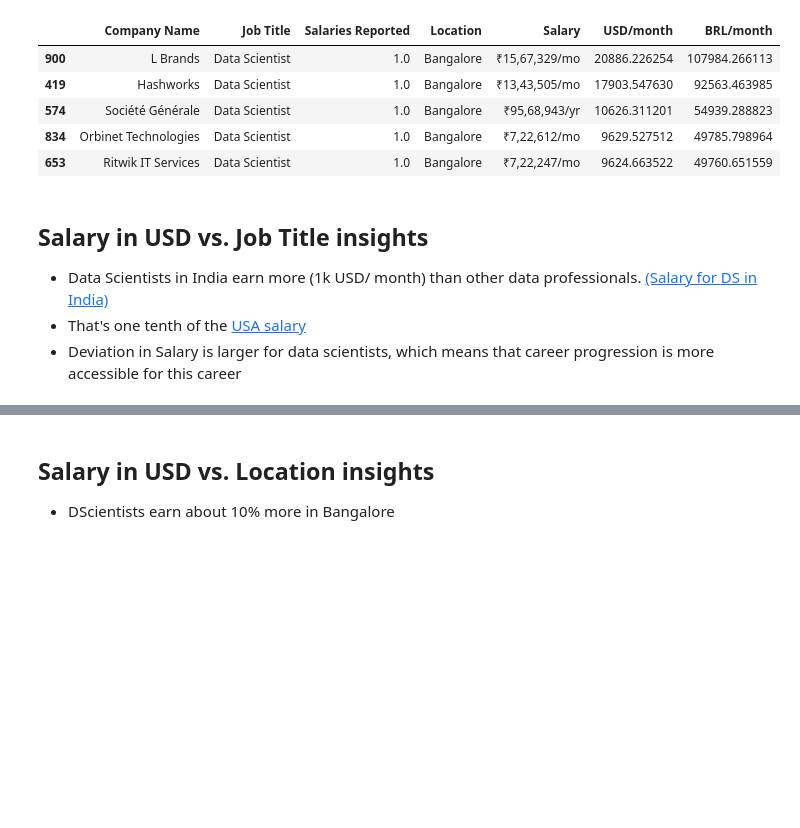
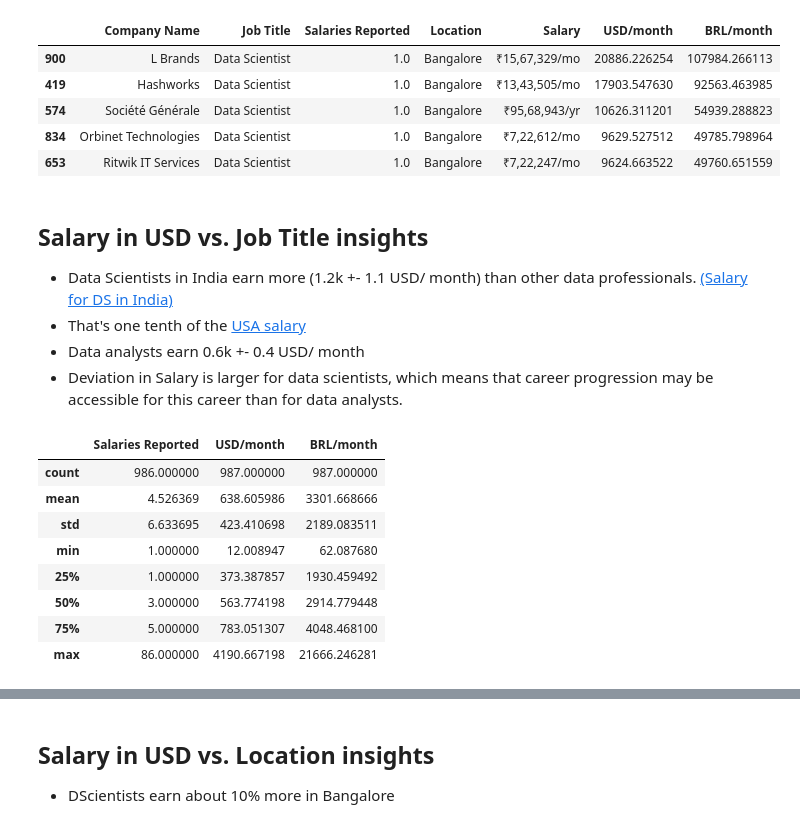
Before and after one commit to 1rafaelmayer/Journey_to_DScience, a Jupyter notebook: salary-of-data-prof-in-india.ipynb, the cells around one changed output, grey strips where cells are left out. Cells and saved outputs as stored; diff of their text form; code cells hidden in the pictures; blank space fills up the shorter version.

Commit message:
Kaggle Notebook | Salary of Data prof in India | Version 9

```diff
--- a/salary-of-data-prof-in-india.ipynb
+++ b/salary-of-data-prof-in-india.ipynb
@@ -194,6 +188,19 @@ sal.sort_values(by='BRL/month',ascending=False).head()
 | 653 | Ritwik IT Services | Data Scientist | 1.0 | Bangalore | ₹7,22,247/mo | 9624.663522 | 49760.651559 |
 # %% [markdown]
 ## Salary in USD vs. Job Title insights
-* Data Scientists in India earn more (1k USD/ month) than other data professionals. [(Salary for DS in India)](http://https://www.interviewbit.com/blog/data-scientist-salary/)
+* Data Scientists in India earn more (1.2k +- 1.1 USD/ month) than other data professionals. [(Salary for DS in India)](http://https://www.interviewbit.com/blog/data-scientist-salary/)
 * That's one tenth of the [USA salary](http://https://www.datasciencelearner.com/data-scientist-salary/)
-* Deviation in Salary is larger for data scientists, which means that career progression is more accessible for this career
+* Data analysts earn 0.6k +- 0.4 USD/ month
+* Deviation in Salary is larger for data scientists, which means that career progression may be accessible for this career than for data analysts.
+# %%
+sal[sal['Job Title']=='Data Analyst'].describe()
+# %% [output]
+|  | Salaries Reported | USD/month | BRL/month |
+| count | 986.000000 | 987.000000 | 987.000000 |
+| mean | 4.526369 | 638.605986 | 3301.668666 |
+| std | 6.633695 | 423.410698 | 2189.083511 |
+| min | 1.000000 | 12.008947 | 62.087680 |
+| 25% | 1.000000 | 373.387857 | 1930.459492 |
+| 50% | 3.000000 | 563.774198 | 2914.779448 |
+| 75% | 5.000000 | 783.051307 | 4048.468100 |
+| max | 86.000000 | 4190.667198 | 21666.246281 |
```
Also changed, not shown: parts of 8 cells of this notebook.
